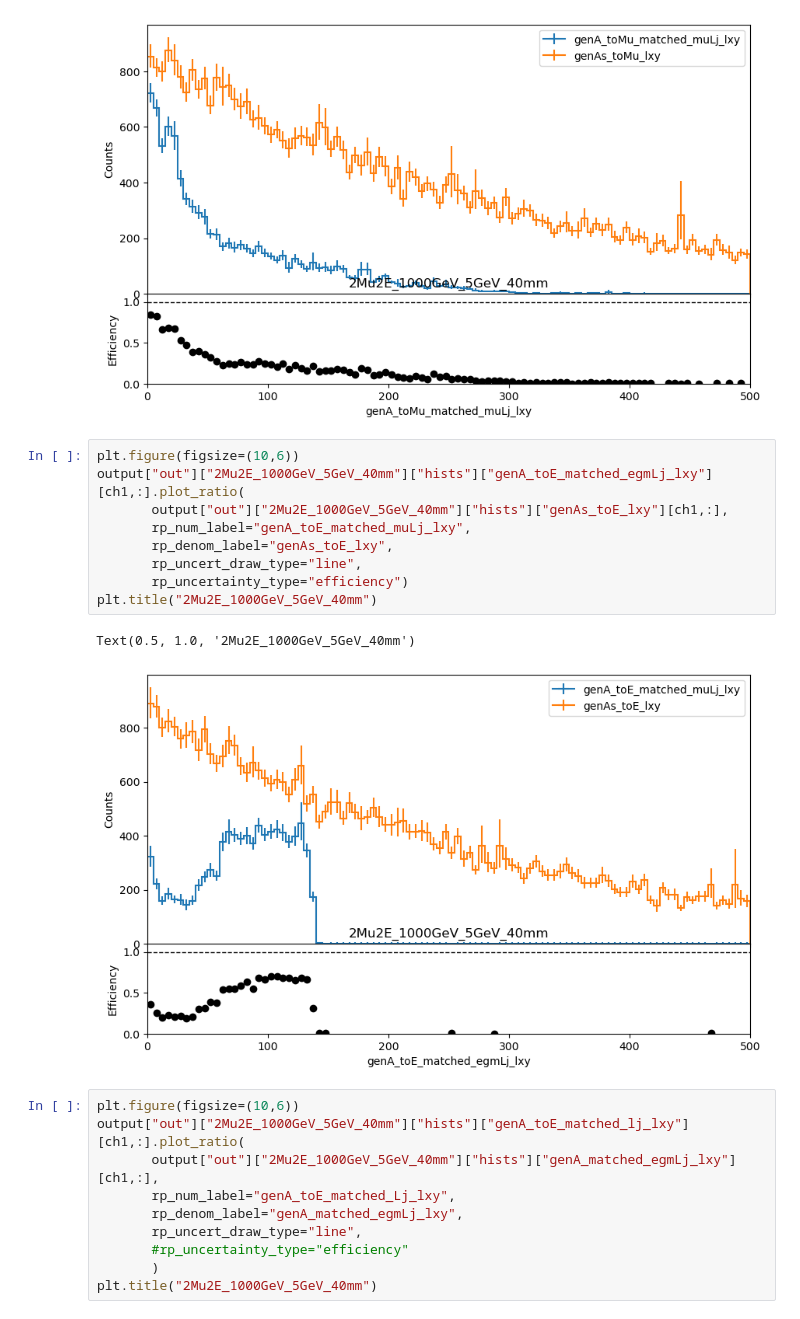
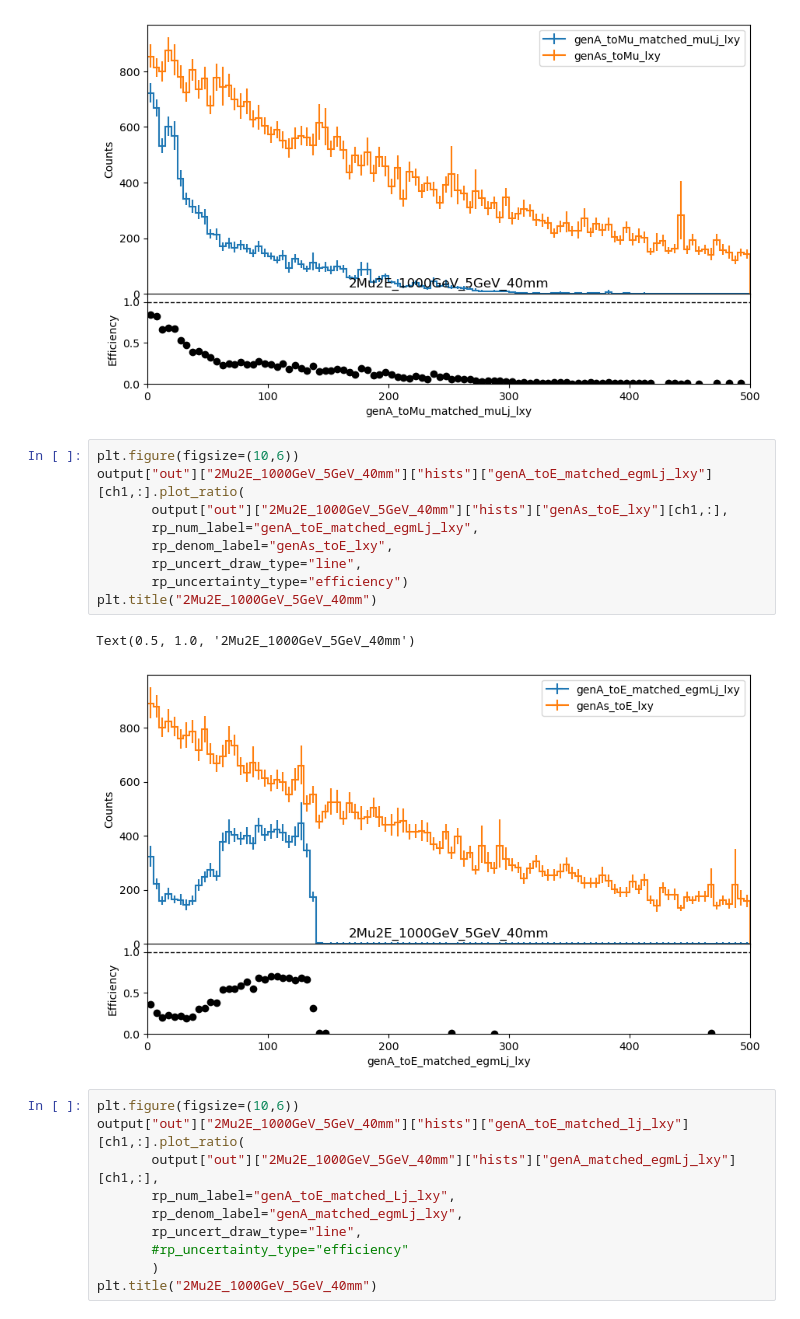
Before and after one commit to mariajose2398/SIDM, a Jupyter notebook: sidm/studies/darkPhotonLxyEff.ipynb, the cells around one changed output. Drawn from its saved outputs; the diff is of its cells as text.

```diff
--- a/sidm/studies/darkPhotonLxyEff.ipynb
+++ b/sidm/studies/darkPhotonLxyEff.ipynb
@@ -138,15 +138,15 @@ Text(0.5, 1.0, '2Mu2E_1000GeV_5GeV_40mm')
 # %%
 plt.figure(figsize=(10,6))
 output["out"]["2Mu2E_1000GeV_5GeV_40mm"]["hists"]["genA_toE_matched_egmLj_lxy"][ch1,:].plot_ratio(
        output["out"]["2Mu2E_1000GeV_5GeV_40mm"]["hists"]["genAs_toE_lxy"][ch1,:],
-       rp_num_label="genA_toE_matched_muLj_lxy",
+       rp_num_label="genA_toE_matched_egmLj_lxy",
        rp_denom_label="genAs_toE_lxy",
        rp_uncert_draw_type="line",
        rp_uncertainty_type="efficiency")
 plt.title("2Mu2E_1000GeV_5GeV_40mm")
 # %% [output]
 Text(0.5, 1.0, '2Mu2E_1000GeV_5GeV_40mm')
-[figure, old version]
+[figure, new version]
 # %%
 plt.figure(figsize=(10,6))
 output["out"]["2Mu2E_1000GeV_5GeV_40mm"]["hists"]["genA_toE_matched_lj_lxy"][ch1,:].plot_ratio(
```
Also changed, not shown: parts of 2 cells of this notebook.
